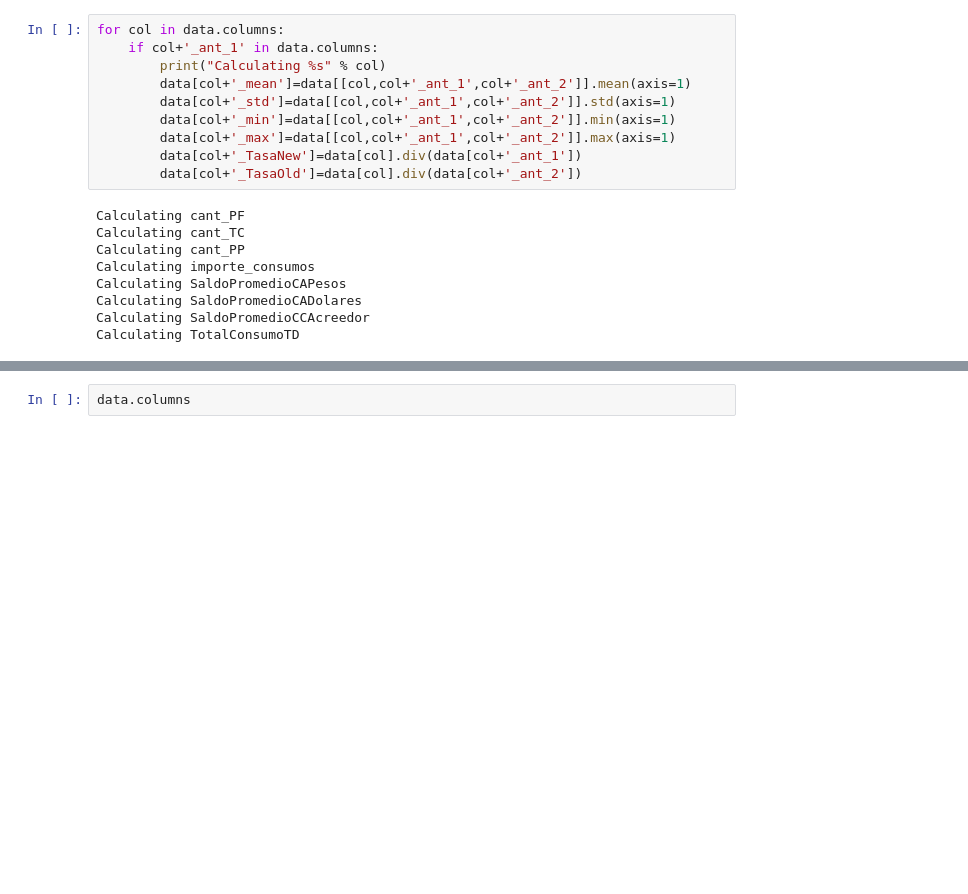
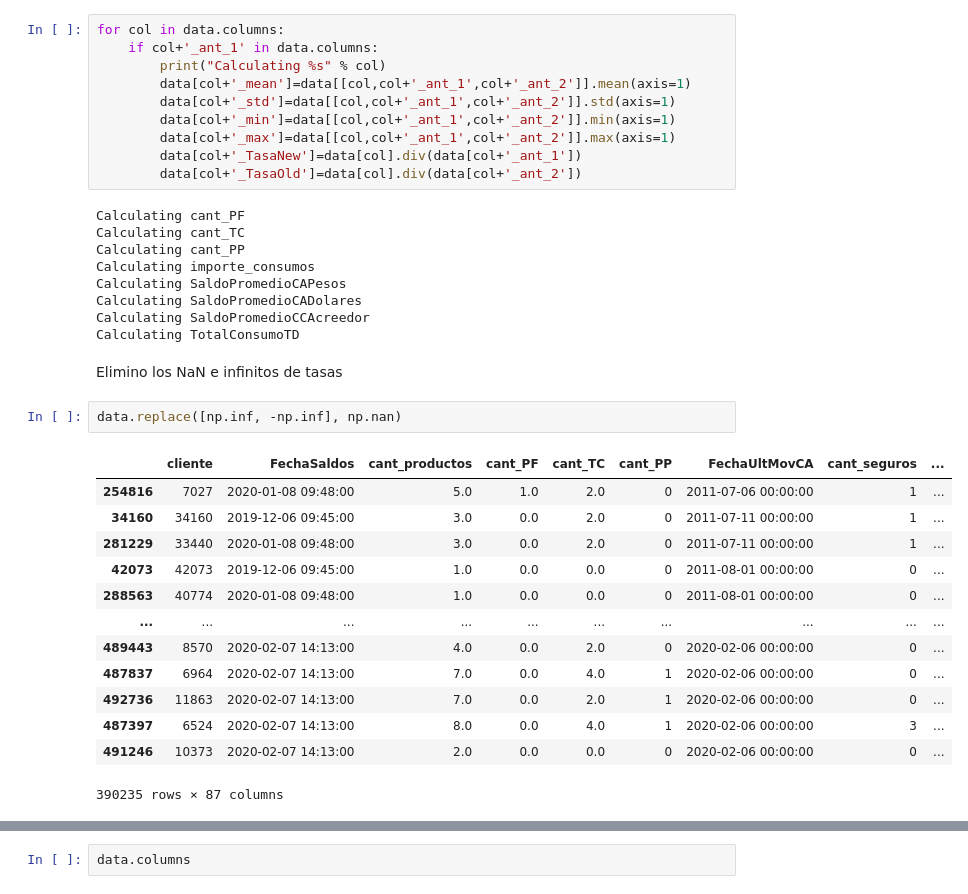
Before and after one commit to andreablatter/DataScience, a Jupyter notebook: Banco.ipynb, the cells around one changed output, grey strips where cells are left out. Cells and saved outputs as stored; diff of their text form; blank space fills up the shorter version.

```diff
--- a/Banco.ipynb
+++ b/Banco.ipynb
@@ -857,3 +829,21 @@ Calculating SaldoPromedioCAPesos
 Calculating SaldoPromedioCADolares
 Calculating SaldoPromedioCCAcreedor
 Calculating TotalConsumoTD
+# %% [markdown]
+Elimino los NaN e infinitos de tasas
+# %%
+data.replace([np.inf, -np.inf], np.nan)
+# %% [output]
+|  | cliente | FechaSaldos | cant_productos | cant_PF | cant_TC | cant_PP | FechaUltMovCA | cant_seguros | ... |
+| 254816 | 7027 | 2020-01-08 09:48:00 | 5.0 | 1.0 | 2.0 | 0 | 2011-07-06 00:00:00 | 1 | ... |
+| 34160 | 34160 | 2019-12-06 09:45:00 | 3.0 | 0.0 | 2.0 | 0 | 2011-07-11 00:00:00 | 1 | ... |
+| 281229 | 33440 | 2020-01-08 09:48:00 | 3.0 | 0.0 | 2.0 | 0 | 2011-07-11 00:00:00 | 1 | ... |
+| 42073 | 42073 | 2019-12-06 09:45:00 | 1.0 | 0.0 | 0.0 | 0 | 2011-08-01 00:00:00 | 0 | ... |
+| 288563 | 40774 | 2020-01-08 09:48:00 | 1.0 | 0.0 | 0.0 | 0 | 2011-08-01 00:00:00 | 0 | ... |
+| ... | ... | ... | ... | ... | ... | ... | ... | ... | ... |
+| 489443 | 8570 | 2020-02-07 14:13:00 | 4.0 | 0.0 | 2.0 | 0 | 2020-02-06 00:00:00 | 0 | ... |
+| 487837 | 6964 | 2020-02-07 14:13:00 | 7.0 | 0.0 | 4.0 | 1 | 2020-02-06 00:00:00 | 0 | ... |
+| 492736 | 11863 | 2020-02-07 14:13:00 | 7.0 | 0.0 | 2.0 | 1 | 2020-02-06 00:00:00 | 0 | ... |
+| 487397 | 6524 | 2020-02-07 14:13:00 | 8.0 | 0.0 | 4.0 | 1 | 2020-02-06 00:00:00 | 3 | ... |
+| 491246 | 10373 | 2020-02-07 14:13:00 | 2.0 | 0.0 | 0.0 | 0 | 2020-02-06 00:00:00 | 0 | ... |
+390235 rows × 87 columns
```
Also changed, not shown: parts of 108 cells of this notebook.
